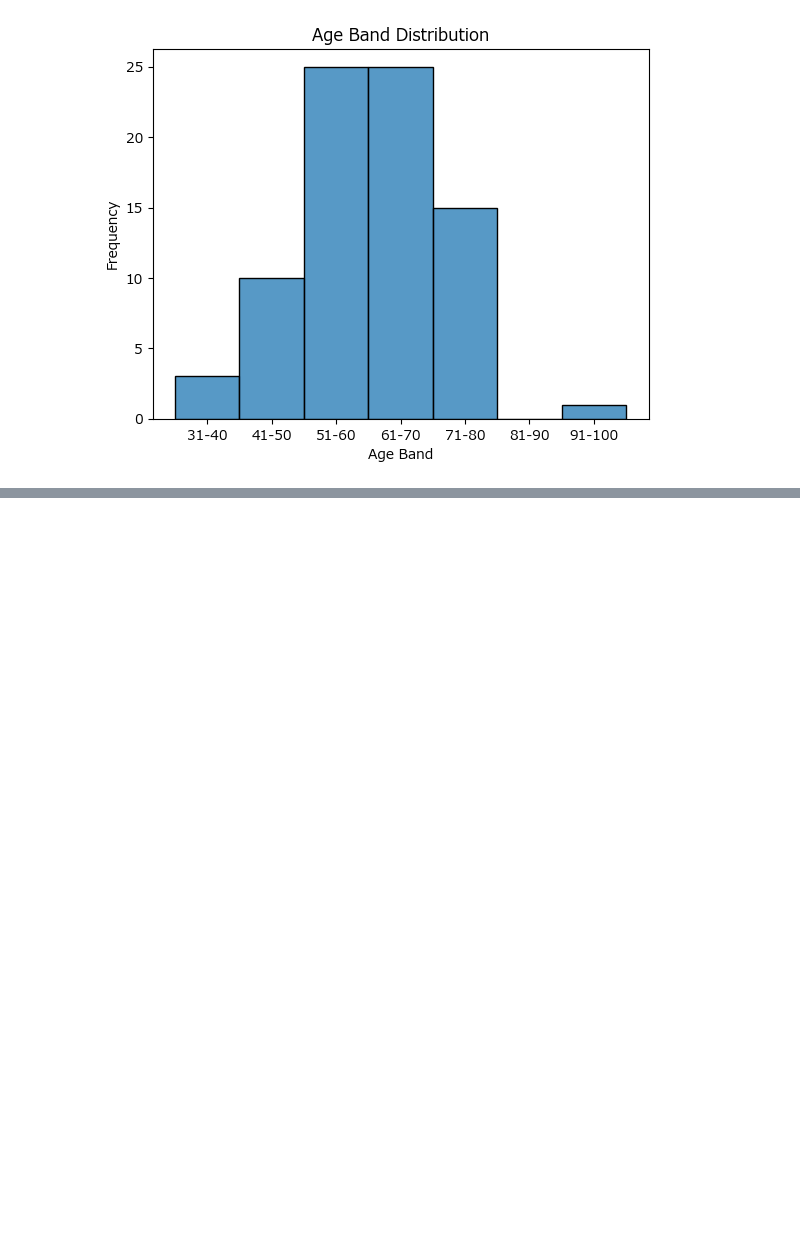
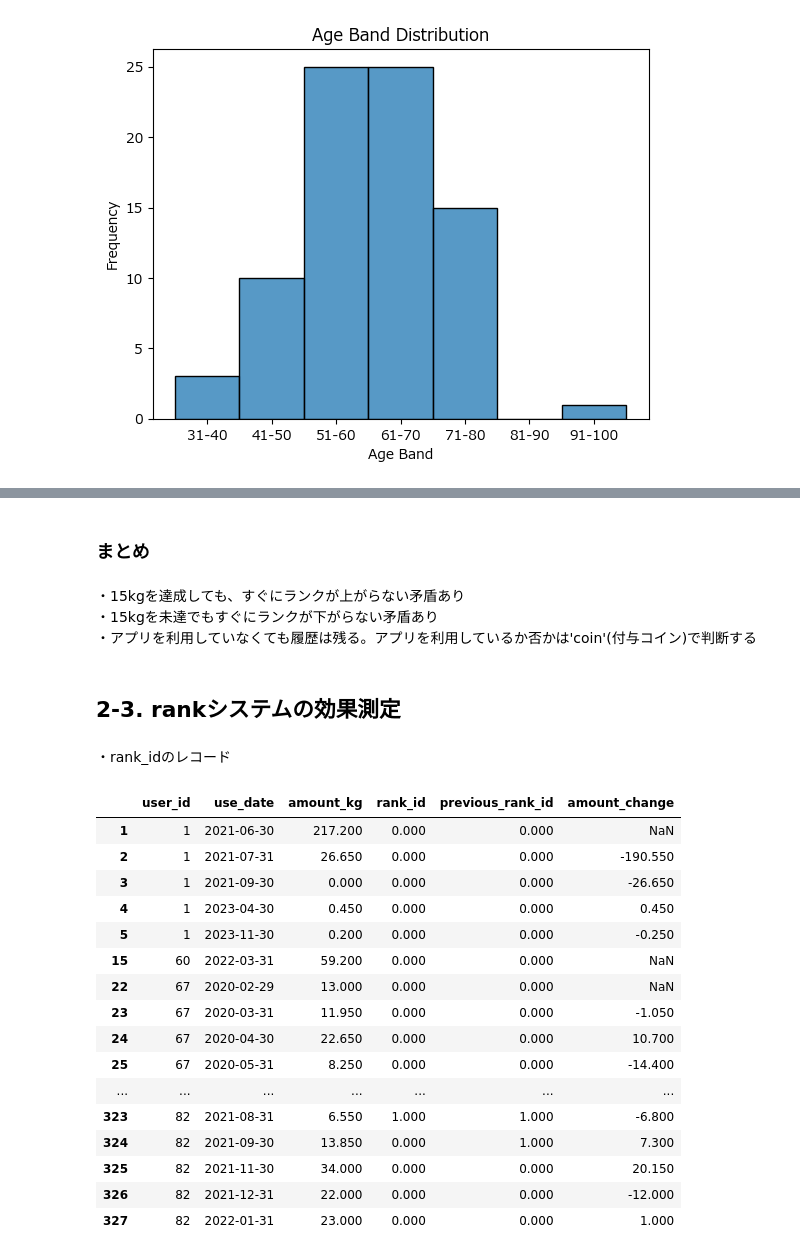
Before and after one commit to Naoya-Yasuda/MANABI_DX_QUEST_2023_PrePoC, a Jupyter notebook: notebook/visualization_point_history.ipynb, the cells around one changed output, grey strips where cells are left out. Cells and saved outputs as stored; diff of their text form; code cells hidden in the pictures; blank space fills up the shorter version.

```diff
--- a/notebook/visualization_point_history.ipynb
+++ b/notebook/visualization_point_history.ipynb
@@ -209,0 +218,52 @@ plt.show()
+# %% [markdown]
+### まとめ
+# %% [markdown]
+・15kgを達成しても、すぐにランクが上がらない矛盾あり
+・15kgを未達でもすぐにランクが下がらない矛盾あり
+・アプリを利用していなくても履歴は残る。アプリを利用しているか否かは'coin'(付与コイン)で判断する
+# %% [markdown]
+## 2-3. rankシステムの効果測定
+# %% [markdown]
+・rank_idのレコード
+# %%
+# Convert the 'use_date' column to datetime format for easier manipulation
+df_merge['use_date'] = pd.to_datetime(df_merge['use_date'])
+
+# To measure the effect of rank_id changes on recycling amount, we'll analyze the data as follows:
+# 1. Group the data by user_id and month.
+# 2. Calculate the total recycling amount per user per month.
+# 3. Compare the rank_id of each month with the previous month and observe any changes.
+# 4. Analyze the relationship between rank_id changes and changes in recycling amount.
+
+# Group by user_id and month, then sum the recycling amounts and take the last rank_id for each group
+df_grouped = df_merge.groupby(['user_id', pd.Grouper(key='use_date', freq='M')]).agg({'amount_kg':'sum', 'rank_id':'last'}).reset_index()
+
+# To analyze the effect of rank change, we need to compare the rank_id with the previous month's rank_id for each user.
+df_grouped['previous_rank_id'] = df_grouped.groupby('user_id')['rank_id'].shift(1)
+
+# Drop the first month for each user since we don't have the previous month's rank_id
+df_grouped = df_grouped.dropna(subset=['previous_rank_id'])
+
+# Now, we can analyze the relationship between rank_id changes and recycling amount changes.
+# For example, we can calculate the difference in recycling amount from the previous month and see how it relates to rank_id changes.
+df_grouped['amount_change'] = df_grouped.groupby('user_id')['amount_kg'].diff()
+
+df_grouped.head(300)
+# %% [output]
+|  | user_id | use_date | amount_kg | rank_id | previous_rank_id | amount_change |
+| 1 | 1 | 2021-06-30 | 217.200 | 0.000 | 0.000 | NaN |
+| 2 | 1 | 2021-07-31 | 26.650 | 0.000 | 0.000 | -190.550 |
+| 3 | 1 | 2021-09-30 | 0.000 | 0.000 | 0.000 | -26.650 |
+| 4 | 1 | 2023-04-30 | 0.450 | 0.000 | 0.000 | 0.450 |
+| 5 | 1 | 2023-11-30 | 0.200 | 0.000 | 0.000 | -0.250 |
+| 15 | 60 | 2022-03-31 | 59.200 | 0.000 | 0.000 | NaN |
+| 22 | 67 | 2020-02-29 | 13.000 | 0.000 | 0.000 | NaN |
+| 23 | 67 | 2020-03-31 | 11.950 | 0.000 | 0.000 | -1.050 |
+| 24 | 67 | 2020-04-30 | 22.650 | 0.000 | 0.000 | 10.700 |
+| 25 | 67 | 2020-05-31 | 8.250 | 0.000 | 0.000 | -14.400 |
+| ... | ... | ... | ... | ... | ... | ... |
+| 323 | 82 | 2021-08-31 | 6.550 | 1.000 | 1.000 | -6.800 |
+| 324 | 82 | 2021-09-30 | 13.850 | 0.000 | 1.000 | 7.300 |
+| 325 | 82 | 2021-11-30 | 34.000 | 0.000 | 0.000 | 20.150 |
+| 326 | 82 | 2021-12-31 | 22.000 | 0.000 | 0.000 | -12.000 |
+| 327 | 82 | 2022-01-31 | 23.000 | 0.000 | 0.000 | 1.000 |
```
Also changed, not shown: parts of 3 cells of this notebook.
